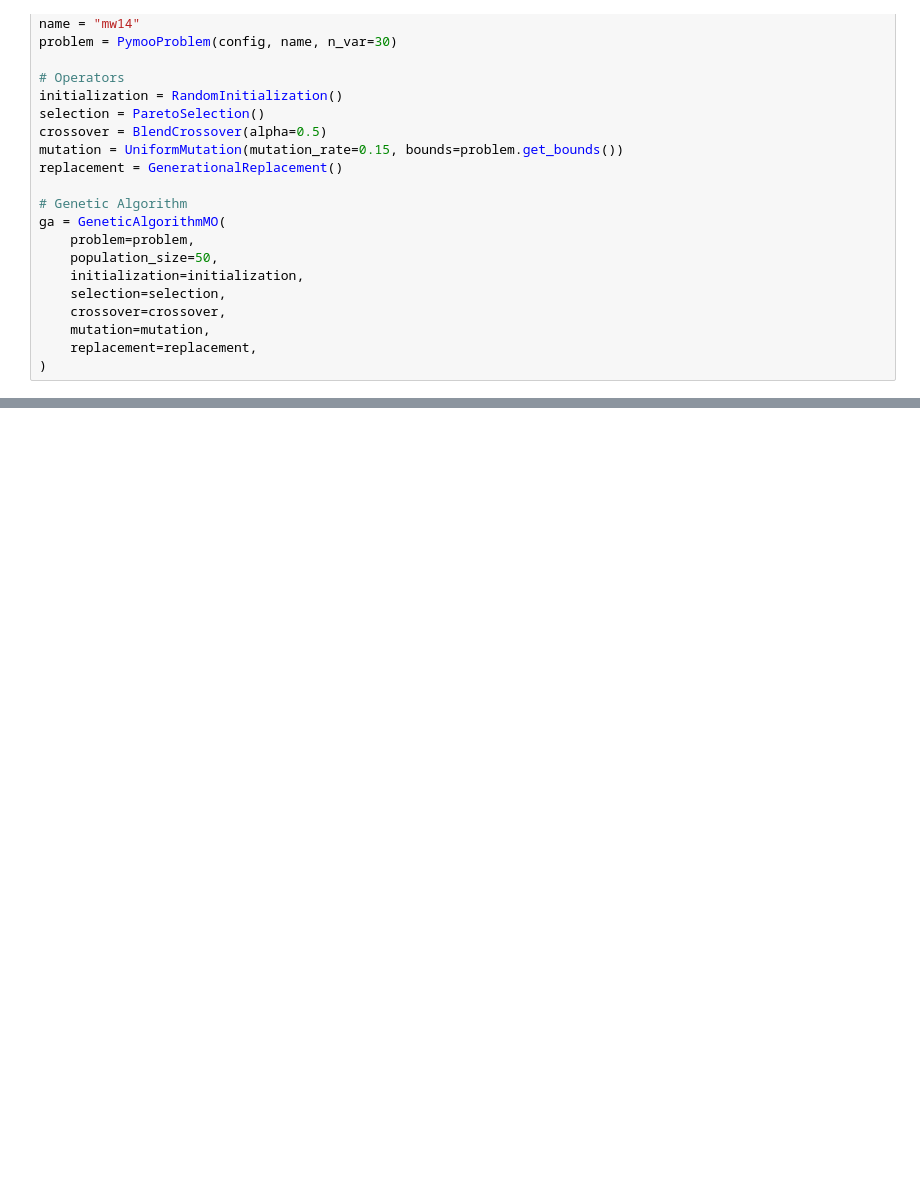
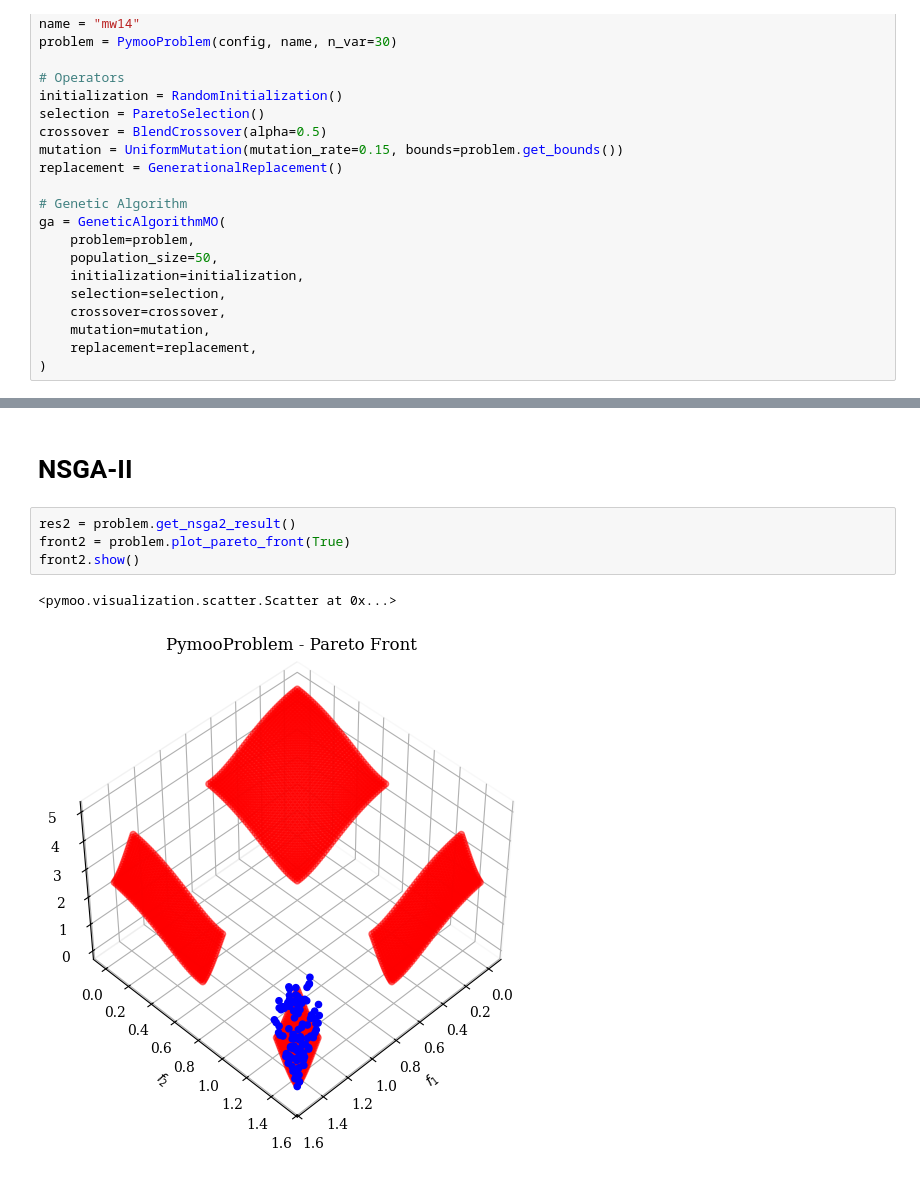
Before and after one commit to yabol02/practica_biocomp, a Jupyter notebook: notebooks/mw14.ipynb, the cells around one changed output, grey strips where cells are left out. Cells and saved outputs as stored; diff of their text form; blank space fills up the shorter version.

```diff
--- a/notebooks/mw14.ipynb
+++ b/notebooks/mw14.ipynb
@@ -87,0 +206,9 @@ front.show()
+# %% [markdown]
+# NSGA-II
+# %%
+res2 = problem.get_nsga2_result()
+front2 = problem.plot_pareto_front(True)
+front2.show()
+# %% [output]
+<pymoo.visualization.scatter.Scatter at 0x...>
+[figure, added]
```
Also changed, not shown: parts of 11 cells of this notebook, 2 other files.
